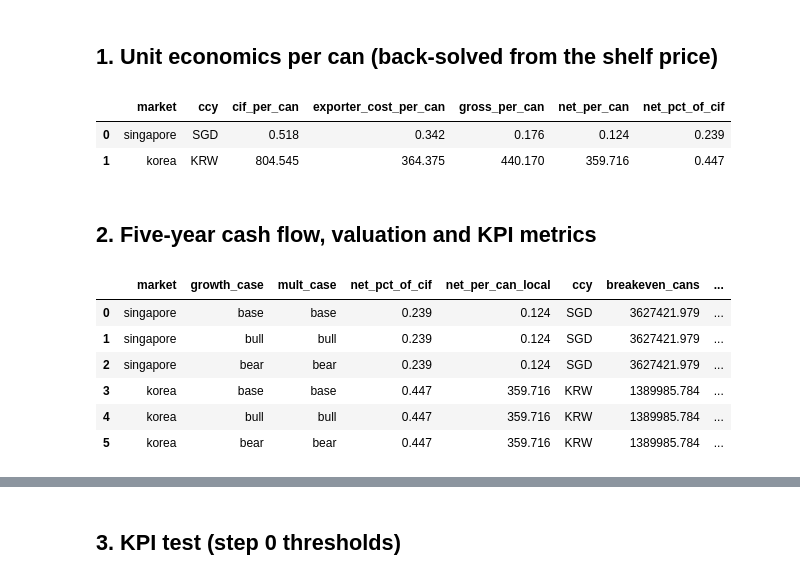
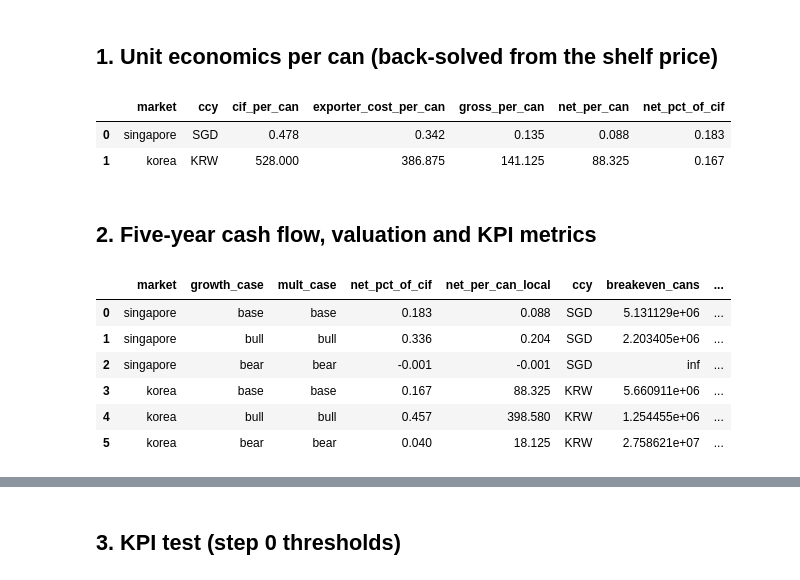
Before and after one commit to Blackl1stV35/singha-case-study, a Jupyter notebook: strategy/04_financial_model.ipynb, the cells around one changed output, grey strips where cells are left out. Drawn from its saved outputs; the diff is of its cells as text; code cells hidden in the pictures.

```diff
--- a/strategy/04_financial_model.ipynb
+++ b/strategy/04_financial_model.ipynb
@@ -48,7 +48,10 @@ def unit_sg(p):
     retail_ex = p["shelf_price_sgd_per_can"] / (1 + p["gst_rate"])
     buy = retail_ex * (1 - p["retailer_margin"])
     imp_cost = buy * (1 - p["importer_margin"])
-    cif = imp_cost - p["importer_handling_sgd_per_can"] - p["bcrs_deposit_sgd_per_can"]
+    # ceiling: what the importer can pay after its handling and the BCRS producer fee; deposit is pass-through
+    ceiling = imp_cost - p["importer_handling_sgd_per_can"] - p["bcrs_producer_fee_sgd_per_can"] - p["bcrs_deposit_sgd_per_can"]
+    # realised basis: category unit value bracket (Comtrade), importer carries its own costs
+    cif = p["cif_realised_sgd_per_can"] if p.get("cif_basis") == "realised" else ceiling
     freight = p["freight_20ft_usd"] / (p["cartons_per_20ft"] * p["cans_per_carton"]) * p["usd_sgd"]
     cost = p["exworks_usd_per_can"] * p["usd_sgd"] + freight + p["insurance_sgd_per_can"]
     gross = cif - cost
@@ -59,28 +62,44 @@ def unit_kr(p):
     retail_ex = p["shelf_price_krw_per_can"] / (1 + p["vat_rate"])
     buy = retail_ex * (1 - p["retailer_margin"])
     imp_cost = buy * (1 - p["importer_margin"])
-    cif = (imp_cost - p["importer_handling_krw_per_can"]) / (1 + p["tariff_rate"])
+    ceiling = (imp_cost - p["importer_handling_krw_per_can"]) / (1 + p["tariff_rate"])
+    # realised basis: exporter sells at the observed Thai unit value, and the importer absorbs the tariff
+    cif = p["cif_realised_krw_per_can"] if p.get("cif_basis") == "realised" else ceiling
     freight = p["freight_20ft_usd"] / (p["cartons_per_20ft"] * 24) * p["usd_krw"]
     cost = p["exworks_usd_per_can"] * p["usd_krw"] + freight + p["insurance_krw_per_can"]
     gross = cif - cost
-    net = gross - p["trade_spend_share"] * cif
+    net = gross - p["trade_spend_share"] * cif - p.get("sugar_levy_krw_per_can", 0.0)
     return {"ccy": "KRW", "fx_to_sgd": p["usd_sgd"] / p["usd_krw"], "cif": cif, "exporter_cost": cost, "gross": gross, "net": net, "net_pct": net / cif}
 
 unit_rows = []
 for mkt, fn in [("singapore", unit_sg), ("korea", unit_kr)]:
-    u = fn(params(mkt))
+    u = fn(params(mkt, {"cif_basis": "realised"}))  # base case uses the realised basis in both markets
     unit_rows.append({"market": mkt, "ccy": u["ccy"], "cif_per_can": u["cif"], "exporter_cost_per_can": u["exporter_cost"],
                       "gross_per_can": u["gross"], "net_per_can": u["net"], "net_pct_of_cif": u["net_pct"]})
 unit_df = pd.DataFrame(unit_rows)
 unit_df.round(3)
 # %% [output]
 |  | market | ccy | cif_per_can | exporter_cost_per_can | gross_per_can | net_per_can | net_pct_of_cif |
-| 0 | singapore | SGD | 0.518 | 0.342 | 0.176 | 0.124 | 0.239 |
-| 1 | korea | KRW | 804.545 | 364.375 | 440.170 | 359.716 | 0.447 |
+| 0 | singapore | SGD | 0.478 | 0.342 | 0.135 | 0.088 | 0.183 |
+| 1 | korea | KRW | 528.000 | 386.875 | 141.125 | 88.325 | 0.167 |
 # %% [markdown]
 ## 2. Five-year cash flow, valuation and KPI metrics
 # %%
+# CIF basis by scenario. Korea: base uses the realised Thai unit value; bull uses the back-solved importer ceiling;
+# bear uses the low end of the realised range. Singapore: ceiling until a Thai unit value for Singapore is computed.
+CIF_CASE = {
+    "korea": {"base": ("realised", None), "bull": ("ceiling", None), "bear": ("realised", 450)},
+    "singapore": {"base": ("realised", None), "bull": ("ceiling", None), "bear": ("realised", 0.380)},
+}
+
 def run_case(market, growth_case="base", mult_case="base", overrides=None, years=5):
+    basis, cif_override = CIF_CASE[market][growth_case]
+    ov = dict(overrides or {})
+    ov.setdefault("cif_basis", basis)
+    if cif_override is not None:
+        key = "cif_realised_krw_per_can" if market == "korea" else "cif_realised_sgd_per_can"
+        ov.setdefault(key, cif_override)
+    overrides = ov
     p = params(market, overrides)
     u = unit_sg(p) if market == "singapore" else unit_kr(p)
     setup = p["one_off_setup_sgd"] if market == "singapore" else p["one_off_setup_krw"]
@@ -103,40 +122,41 @@ def run_case(market, growth_case="base", mult_case="base", overrides=None, years
     tv_pv = cash5 * (1 + tg) / (wacc - tg) / (1 + wacc) ** years if cash5 > 0 else 0.0
     npv_local = -setup + pv + tv_pv
     cum = np.concatenate([[-setup], np.cumsum(cf["cash"].values) - setup])
     cf["cum_cash"] = cum[1:]
     payback = next((int(y) for y, c in zip(cf["year"], cf["cum_cash"]) if c >= 0), None)
     peak_local = -min(cum.min(), 0.0)
     fx = u["fx_to_sgd"]
     cat3 = cat0 * (1 + g) ** 3
-    breakeven_cans = fixed / u["net"]
+    # no break-even when net contribution is zero or negative
+    breakeven_cans = fixed / u["net"] if u["net"] > 0 else float("inf")
     summary = {
         "market": market, "growth_case": growth_case, "mult_case": mult_case,
         "net_pct_of_cif": u["net_pct"], "net_per_can_local": u["net"], "ccy": u["ccy"],
         "breakeven_cans": breakeven_cans, "breakeven_share_year3": breakeven_cans / cat3,
         "year3_share": float(cf.loc[cf["year"] == 3, "share"].iloc[0]),
         "npv_sgd": npv_local * fx, "payback_year": payback,
         "peak_funding_sgd": peak_local * fx,
         "year5_cans": float(cf["cans"].iloc[-1]),
     }
     return cf, summary
 
 summaries, flows = [], {}
 for mkt in ["singapore", "korea"]:
     for gc in ["base", "bull", "bear"]:
         mc = gc  # scenario keeps growth and share multiplier together
         cf, s = run_case(mkt, gc, mc)
         summaries.append(s)
         flows[(mkt, gc)] = cf
 summary_df = pd.DataFrame(summaries)
 summary_df.round(3)
 # %% [output]
 |  | market | growth_case | mult_case | net_pct_of_cif | net_per_can_local | ccy | breakeven_cans | ... |
-| 0 | singapore | base | base | 0.239 | 0.124 | SGD | 3627421.979 | ... |
-| 1 | singapore | bull | bull | 0.239 | 0.124 | SGD | 3627421.979 | ... |
-| 2 | singapore | bear | bear | 0.239 | 0.124 | SGD | 3627421.979 | ... |
-| 3 | korea | base | base | 0.447 | 359.716 | KRW | 1389985.784 | ... |
-| 4 | korea | bull | bull | 0.447 | 359.716 | KRW | 1389985.784 | ... |
-| 5 | korea | bear | bear | 0.447 | 359.716 | KRW | 1389985.784 | ... |
+| 0 | singapore | base | base | 0.183 | 0.088 | SGD | 5.131129e+06 | ... |
+| 1 | singapore | bull | bull | 0.336 | 0.204 | SGD | 2.203405e+06 | ... |
+| 2 | singapore | bear | bear | -0.001 | -0.001 | SGD | inf | ... |
+| 3 | korea | base | base | 0.167 | 88.325 | KRW | 5.660911e+06 | ... |
+| 4 | korea | bull | bull | 0.457 | 398.580 | KRW | 1.254455e+06 | ... |
+| 5 | korea | bear | bear | 0.040 | 18.125 | KRW | 2.758621e+07 | ... |
 # %%
 base_rows = {}
 for mkt in ["singapore", "korea"]:
```
Also changed, not shown: parts of 5 cells of this notebook, 14 other files.
